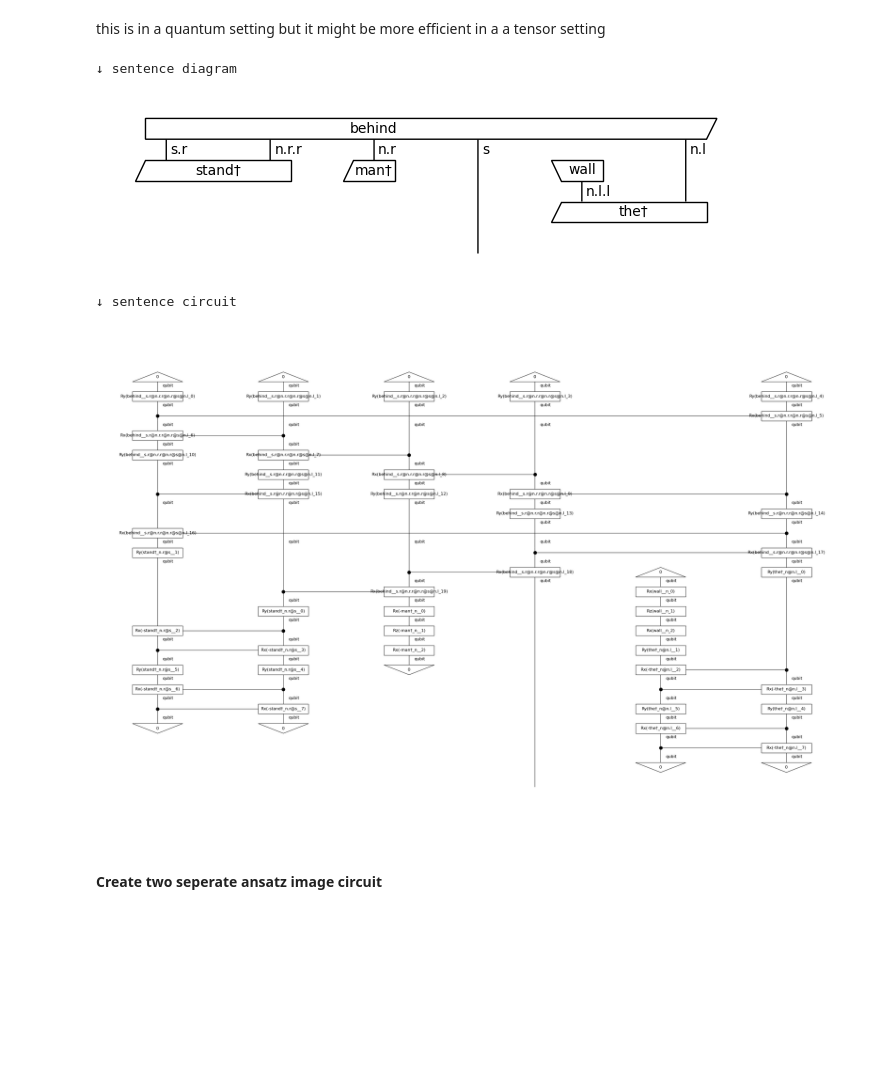
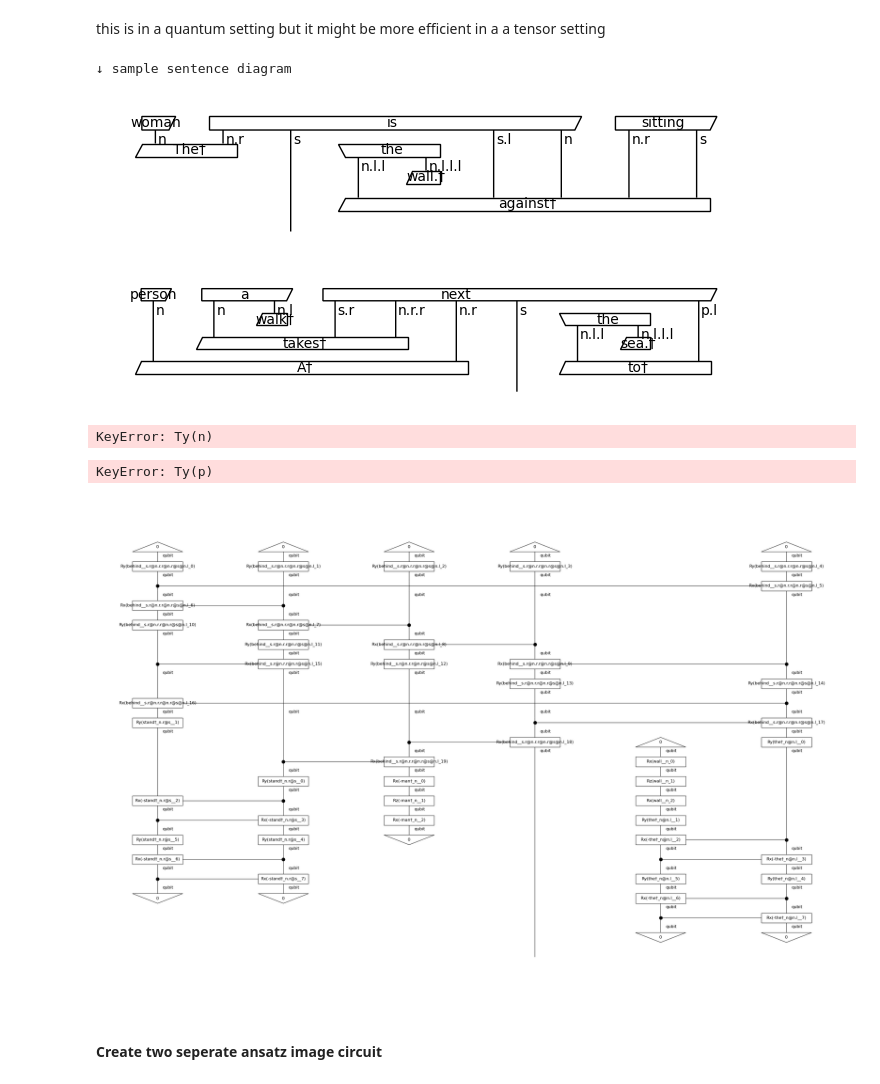
Before and after one commit to halaa901/QNLP-Thesis, a Jupyter notebook: implementation.ipynb, the cells around one changed output. Saved outputs shown, nothing was run; the diff lists cells and outputs as text; code cells hidden in the pictures; blank space fills up the shorter version.

```diff
--- a/implementation.ipynb
+++ b/implementation.ipynb
@@ -264,29 +264,42 @@ this is in a quantum setting but it might be more efficient in a a tensor settin
 # %%
 from lambeq import BobcatParser, AtomicType, Sim14Ansatz, RemoveCupsRewriter
 
 remove_cups = RemoveCupsRewriter()
 
 # Parse the sentence and convert it into a string diagram
 sentences = features_df["sentence"]
 
 # Use BobbcatParser
 parser = BobcatParser(verbose='suppress')
 raw_sentence_diagrams = [parser.sentence2diagram(sentence) for sentence in sentences]
 ansatz_sentence = Sim14Ansatz({AtomicType.NOUN: 1, AtomicType.SENTENCE: 1},n_layers=1)
 # sentence_diagram.draw(figsize=(14, 3), fontsize=12)
 
-train_diagrams_sentence = [remove_cups(sentence_diagram) for diagram in raw_sentence_diagrams]
+train_diagrams_sentence = [remove_cups(diagram) for diagram in raw_sentence_diagrams]
 print('↓ sample sentence diagram')
 train_diagrams_sentence[1].draw()
-
-train_circuits_sentence = [ansatz_sentence(diagram) for diagram in train_diagrams_sentence]
-print('↓ sample sentence circuit')
-train_circuits_sentence[1].draw(figsize=(30, 20), fontsize=12)
 # %% [output]
-↓ sentence diagram
+↓ sample sentence diagram
-[figure, old version]
+[figure, new version]
-↓ sentence circuit
-[figure, removed]
+# %%
+train_diagrams_sentence[43].draw()
+
+diag = train_diagrams_sentence[43]
+x = ansatz(diag)
+# %% [output]
+[figure, added]
+KeyError: Ty(n)
+# %%
+# features_df['sentence'] = features_df['sentence'].astype('string')
+train_circuits_sentence = [ansatz_sentence(diagram) for diagram in train_diagrams_sentence]
+print('↓ sample sentence circuit')
+train_circuits_sentence[1].draw(figsize=(30, 20), fontsize=12)
+# %% [output]
+KeyError: Ty(p)
+# %%
+train_circuits_sentence[43].draw(figsize=(30, 20), fontsize=12)
+# %% [output]
+[figure, added]
 # %% [markdown]
 #### Create two seperate ansatz image circuit
 # %%
```
Also changed, not shown: parts of 6 cells of this notebook, 1 other file.
